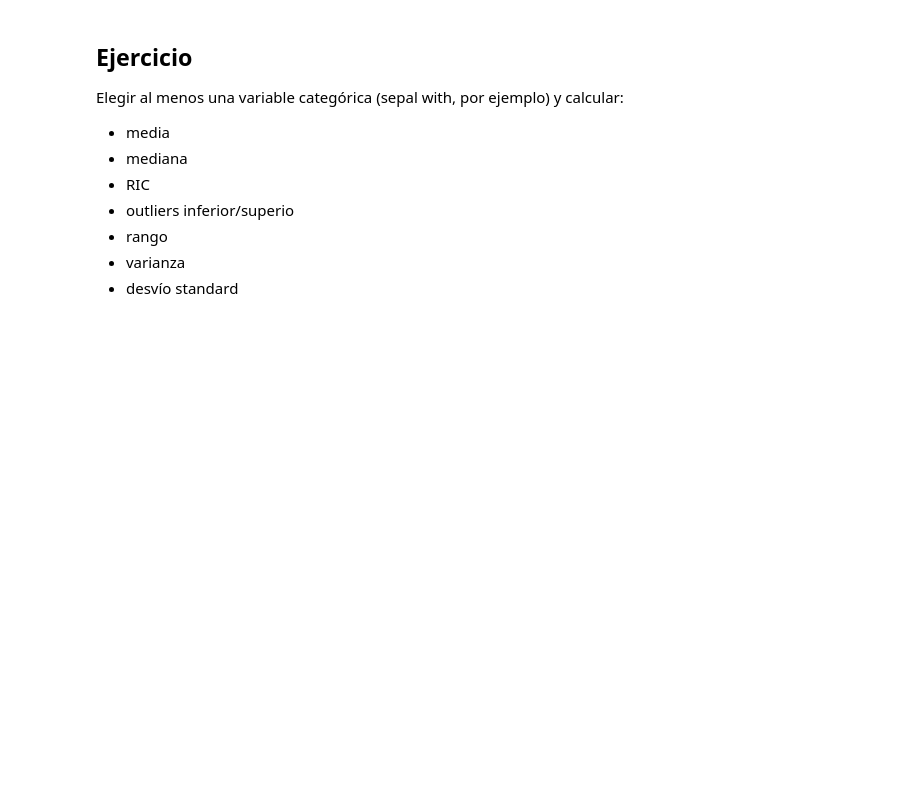
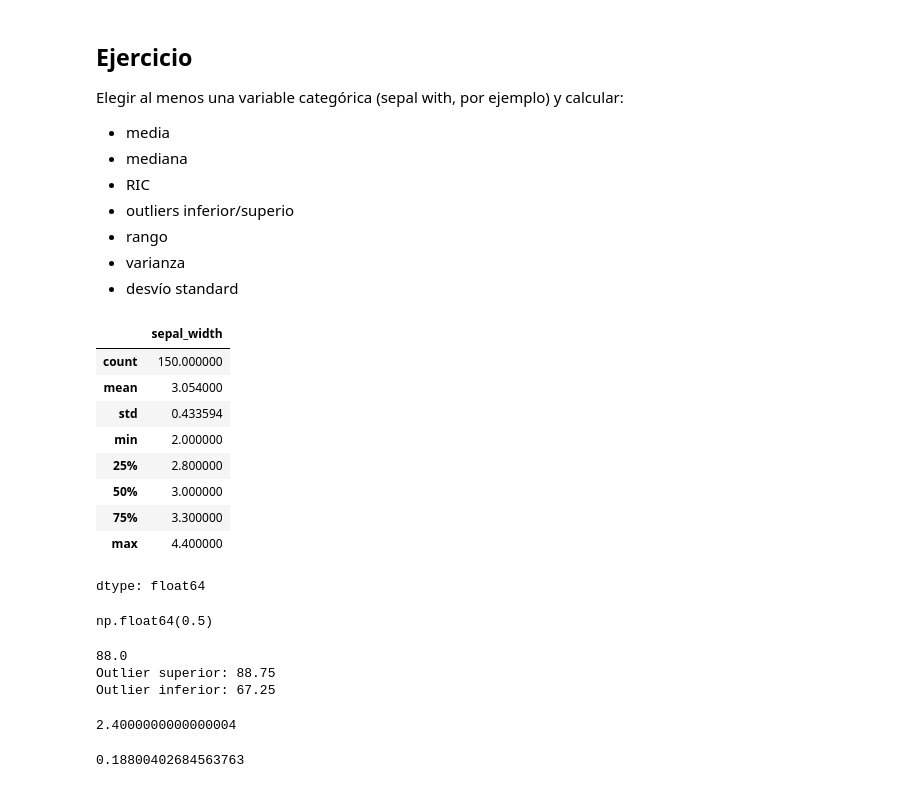
Before and after one commit to gafitabaires/TT-2C2025-Data-Analitycs-Notebooks, a Jupyter notebook: Clase_9/Clase_9_Estadistica_descriptiva.ipynb, the cells around one changed output. Saved outputs shown, nothing was run; the diff lists cells and outputs as text; code cells hidden in the pictures; blank space fills up the shorter version.

```diff
--- a/Clase_9/Clase_9_Estadistica_descriptiva.ipynb
+++ b/Clase_9/Clase_9_Estadistica_descriptiva.ipynb
@@ -299,3 +390,45 @@ Elegir al menos una variable categórica (sepal with, por ejemplo) y calcular:
 * rango
 * varianza
 * desvío standard
+# %%
+#Descripción de la variable Sepal width (ejem)
+ejem=iris.sepal_width
+ejem.describe()
+# %% [output]
+|  | sepal_width |
+| count | 150.000000 |
+| mean | 3.054000 |
+| std | 0.433594 |
+| min | 2.000000 |
+| 25% | 2.800000 |
+| 50% | 3.000000 |
+| 75% | 3.300000 |
+| max | 4.400000 |
+dtype: float64
+# %%
+#Calculamos el Rango intercuartil
+RIC=ejem.quantile(0.75)-ejem.quantile(0.25)
+RIC
+# %% [output]
+np.float64(0.5)
+# %%
+#Outliers
+outlier_superior = Q3 + 1.5*RIC
+outlier_inferior = Q1 - 1.5*RIC
+print(f"Outlier superior: {outlier_superior}")
+print(f"Outlier inferior: {outlier_inferior}")
+# %% [output]
+88.0
+Outlier superior: 88.75
+Outlier inferior: 67.25
+# %%
+#Rango
+rango= ejem.max() - ejem.min()
+print(rango)
+# %% [output]
+2.4000000000000004
+# %%
+#Calculamos la Varianza
+ejem.var()
+# %% [output]
+0.18800402684563763
```
Also changed, not shown: parts of 20 cells of this notebook.
